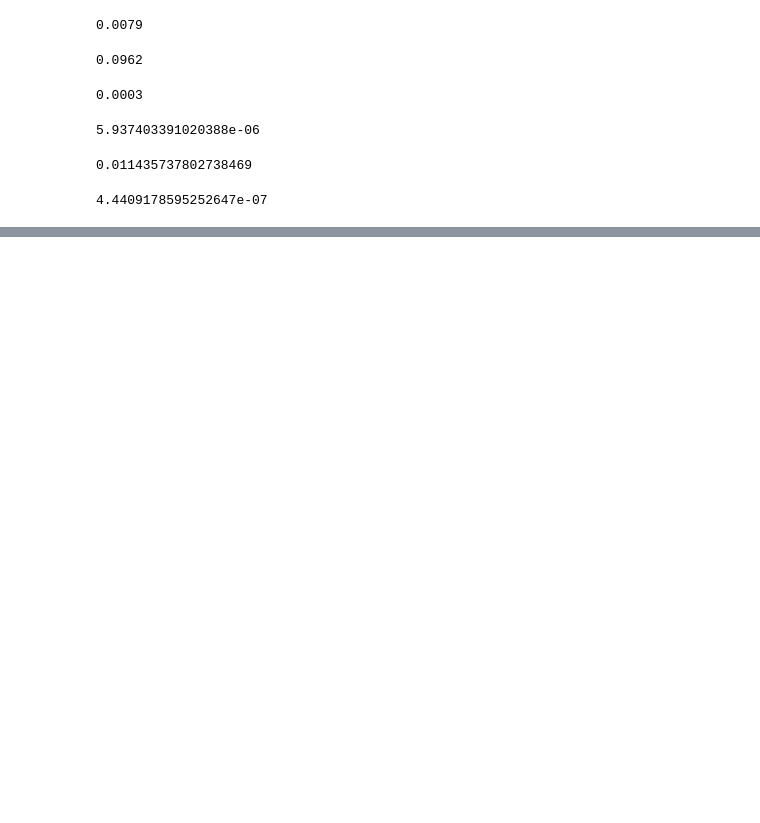
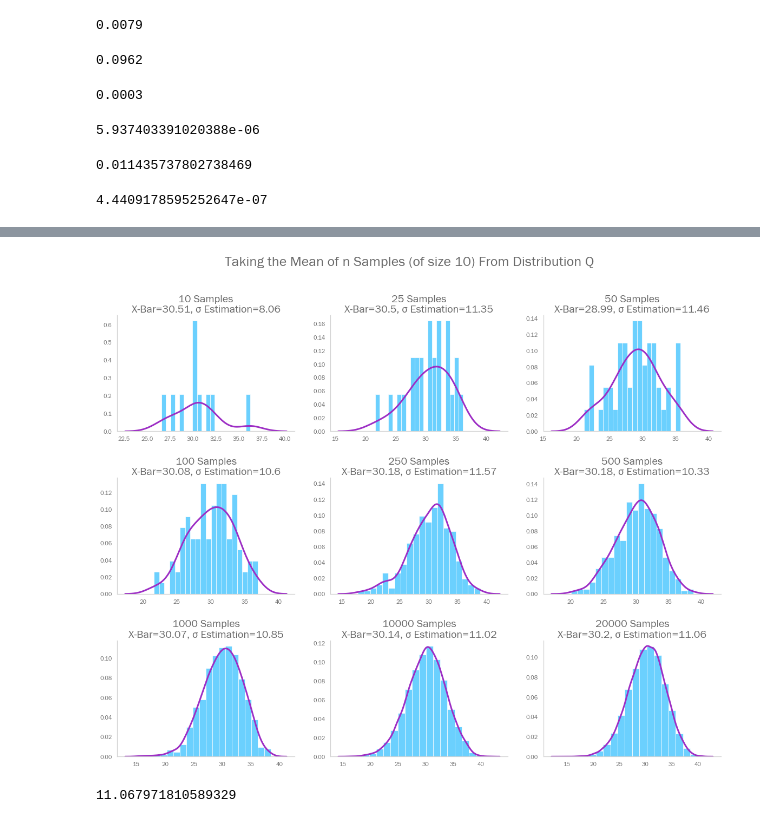
Before and after one commit to calbal91/metacritic-games, a Jupyter notebook: Game Scrape.ipynb, the cells around one changed output, grey strips where cells are left out. Cells and saved outputs as stored; diff of their text form; code cells hidden in the pictures; blank space fills up the shorter version.

```diff
--- a/Game Scrape.ipynb
+++ b/Game Scrape.ipynb
@@ -583,0 +603,28 @@ ks_test(excl_s)
+# %%
+#Plot these columns
+fig, axes = plt.subplots(ncols = 3,
+                         nrows = 3,
+                         figsize = (20,15))
+
+fig.subplots_adjust(hspace=0.4)
+
+#For each kpi in the cohort
+for i, n in enumerate(samples):
+
+    samp_mean = round(n.mean(), 2)
+    samp_std = round(n.std()*(10**0.5), 2)
+
+    #Plot the histograms for the data on the appropriate axis
+    ax = axes[(i)//3][(i)%3]
+    ax.hist(n, bins=20, density=True, alpha=0.7)
+    sns.kdeplot(n, ax=ax, lw=3, c=CB91_Purple)
+    ax.set_title(f'{sample_sizes[i]} Samples\nX-Bar={samp_mean}, σ Estimation={samp_std}')
+
+
+plt.suptitle('Taking the Mean of n Samples (of size 10) From Distribution Q', fontsize=26);
+# %% [output]
+[figure, added]
+# %%
+samp_std*(10**0.5)
+# %% [output]
+11.067971810589329
```
Also changed, not shown: parts of 4 cells of this notebook, 1 other file.
